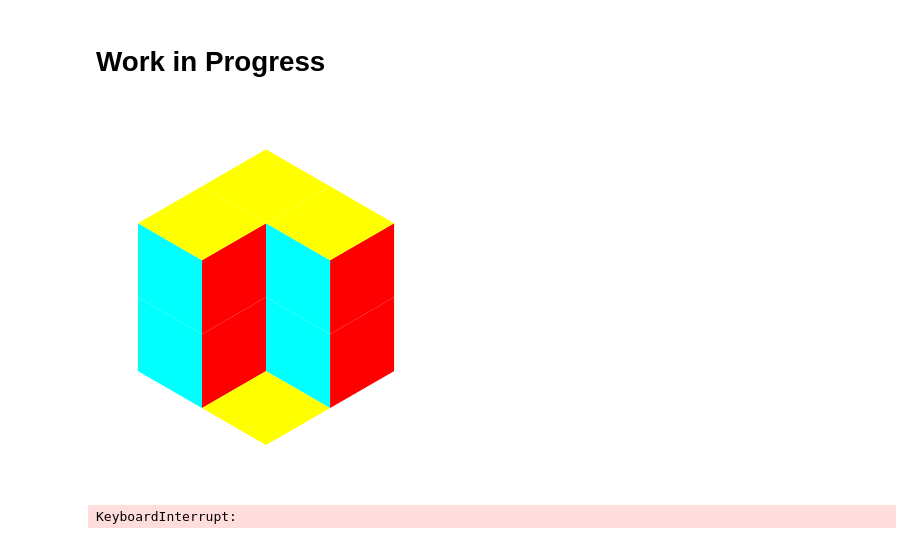
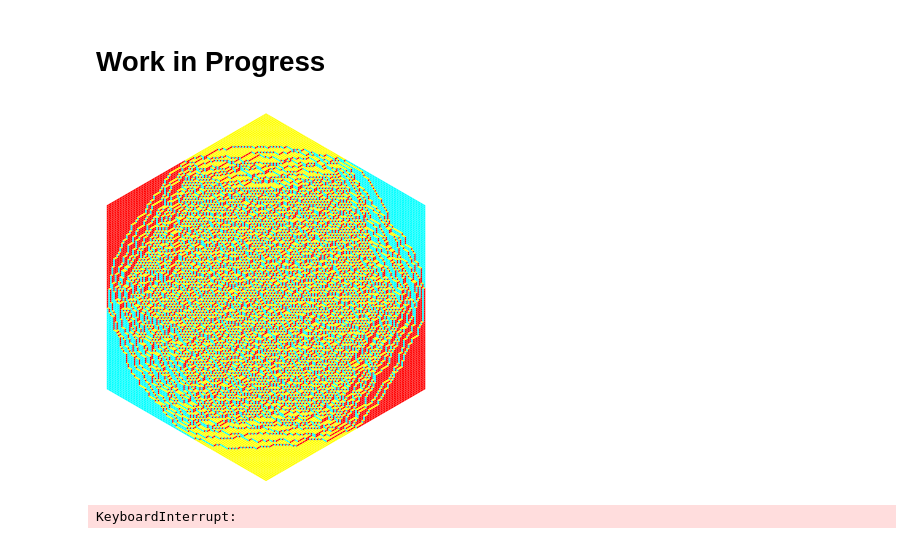
Before and after one commit to MaxvanHorssen/random-tilings, a Jupyter notebook: Untitled-1.ipynb, the cells around one changed output. Drawn from its saved outputs; the diff is of its cells as text; code cells hidden in the pictures.

```diff
--- a/Untitled-1.ipynb
+++ b/Untitled-1.ipynb
@@ -224,15 +224,15 @@ def draw_hexagon1(n,w,a=1,b=1,c=1,skewed_grid=False,edge=0,paths=False,dots=Fals
     fig = draw_lozenges.draw_lozenges(n,M,False,a,b,c,skewed_grid,edge,paths,dots,coloring,False,dpi,show_figure)
     return fig
 # %%
-n = 2
+n = 100
 alpha1 = 0.3
 alpha2 = 0.3
 w = np.array([[1,1,1],[1,1,1],[1,1,1],[1/alpha1,alpha2,
             alpha1/alpha2],[1,1,1],[alpha1,1/alpha2,alpha2/alpha1]])
 
 _=draw_hexagon1(n,w,dpi=100,show_figure=1)
 # %% [output]
-[figure, old version]
+[figure, new version]
 # %%
 n = 200
 alpha1 = 0.3
```
Also changed, not shown: parts of 11 cells of this notebook, 2 other files.
